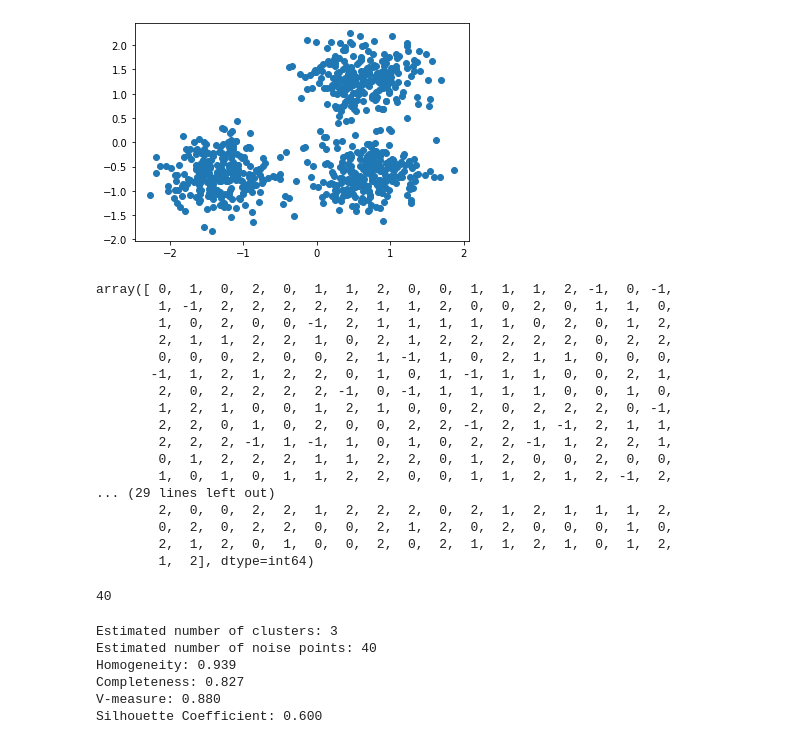
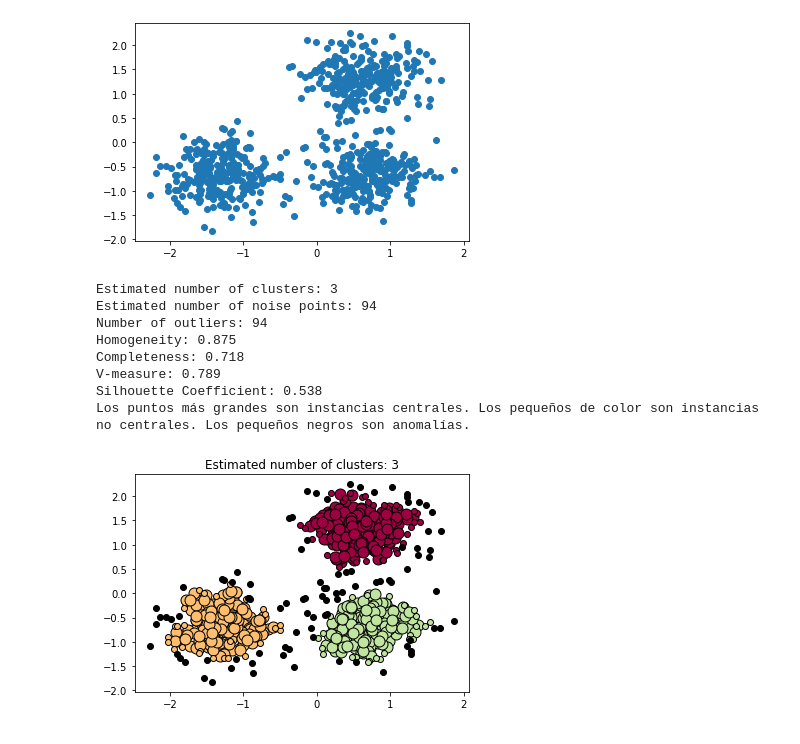
Before and after one commit to MikeBarkerSpain/TareasTheBridge, a Jupyter notebook: week10_ML_competition_pca_kmeans/day3_unsupervised_PCA_kmeans/unsupervised_learning/dbscan/dbscan_apuntes.ipynb, the cells around one changed output. Drawn from its saved outputs; the diff is of its cells as text; code cells hidden in the pictures.

```diff
--- a/week10_ML_competition_pca_kmeans/day3_unsupervised_PCA_kmeans/unsupervised_learning/dbscan/dbscan_apuntes.ipynb
+++ b/week10_ML_competition_pca_kmeans/day3_unsupervised_PCA_kmeans/unsupervised_learning/dbscan/dbscan_apuntes.ipynb
@@ -41,64 +41,69 @@ plt.scatter(X[:,0], X[:,1])
 # %% [output]
 <matplotlib.collections.PathCollection at 0x...>
 [figure]
-# %%
-# #############################################################################
-# Compute DBSCAN
-db = DBSCAN(eps=0.2, min_samples=5).fit(X)
-core_samples_mask = np.zeros_like(db.labels_, dtype=bool)
-core_samples_mask[db.core_sample_indices_] = True
-labels = db.labels_
-labels
-# %% [output]
-array([ 0,  1,  0,  2,  0,  1,  1,  2,  0,  0,  1,  1,  1,  2, -1,  0, -1,
-        1, -1,  2,  2,  2,  2,  2,  1,  1,  2,  0,  0,  2,  0,  1,  1,  0,
-        1,  0,  2,  0,  0, -1,  2,  1,  1,  1,  1,  1,  0,  2,  0,  1,  2,
-        2,  1,  1,  2,  2,  1,  0,  2,  1,  2,  2,  2,  2,  2,  0,  2,  2,
-        0,  0,  0,  2,  0,  0,  2,  1, -1,  1,  0,  2,  1,  1,  0,  0,  0,
-       -1,  1,  2,  1,  2,  2,  0,  1,  0,  1, -1,  1,  1,  0,  0,  2,  1,
-        2,  0,  2,  2,  2,  2, -1,  0, -1,  1,  1,  1,  1,  0,  0,  1,  0,
-        1,  2,  1,  0,  0,  1,  2,  1,  0,  0,  2,  0,  2,  2,  2,  0, -1,
-        2,  2,  0,  1,  0,  2,  0,  0,  2,  2, -1,  2,  1, -1,  2,  1,  1,
-        2,  2,  2, -1,  1, -1,  1,  0,  1,  0,  2,  2, -1,  1,  2,  2,  1,
-        0,  1,  2,  2,  2,  1,  1,  2,  2,  0,  1,  2,  0,  0,  2,  0,  0,
-        1,  0,  1,  0,  1,  1,  2,  2,  0,  0,  1,  1,  2,  1,  2, -1,  2,
-... (29 lines left out)
-        2,  0,  0,  2,  2,  1,  2,  2,  2,  0,  2,  1,  2,  1,  1,  1,  2,
-        0,  2,  0,  2,  2,  0,  0,  2,  1,  2,  0,  2,  0,  0,  0,  1,  0,
-        2,  1,  2,  0,  1,  0,  0,  2,  0,  2,  1,  1,  2,  1,  0,  1,  2,
-        1,  2], dtype=int64)
-# %%
-list(db.labels_).count(-1)
-# %% [output]
-40
 # %%
+# #############################################################################
+# Compute DBSCAN
+X = StandardScaler().fit_transform(X)
+db = DBSCAN(eps=0.175, min_samples=7).fit(X)
+core_samples_mask = np.zeros_like(db.labels_, dtype=bool)
+core_samples_mask[db.core_sample_indices_] = True
+labels = db.labels_
+
 # Number of clusters in labels, ignoring noise if present.
 n_clusters_ = len(set(labels)) - (1 if -1 in labels else 0)
 n_noise_ = list(labels).count(-1)
 
 print('Estimated number of clusters: %d' % n_clusters_)
 print('Estimated number of noise points: %d' % n_noise_)
+print('Number of outliers:', list(db.labels_).count(-1))
 
 
 # A clustering result satisfies homogeneity if all of its clusters contain only data points which are members of a single class.
 print("Homogeneity: %0.3f" % metrics.homogeneity_score(labels_true, labels))
 
 # A clustering result satisfies completeness if all the data points that are members of a given class are elements of the same cluster.
 print("Completeness: %0.3f" % metrics.completeness_score(labels_true, labels))
 
 # The V-measure is the harmonic mean between homogeneity and completeness:
 print("V-measure: %0.3f" % metrics.v_measure_score(labels_true, labels))
 
 
 # The Silhouette Coefficient is calculated using the mean intra-cluster distance (a) and the mean nearest-cluster distance (b) for each sample.
 # To clarify, b is the distance between a sample and the nearest cluster that the sample is not a part of.
 # The best value is 1 and the worst value is -1. Values near 0 indicate overlapping clusters. Negative values generally indicate that a sample has been assigned to the wrong cluster, as a different cluster is more similar.
-print("Silhouette Coefficient: %0.3f"
-      % metrics.silhouette_score(X, labels))
+print("Silhouette Coefficient: %0.3f" % metrics.silhouette_score(X, labels))
+
+# #############################################################################
+# Plot result
+
+# Black removed and is used for noise instead.
+unique_labels = set(labels)
+
+# Cada clase diferente tiene un color diferente
+colors = [plt.cm.Spectral(each) for each in np.linspace(0, 1, len(unique_labels))]
+for k, col in zip(unique_labels, colors):
+    if k == -1:
+        # Black used for noise.
+        col = [0, 0, 0, 1]
+
+    class_member_mask = (labels == k)
+
+    xy = X[class_member_mask & core_samples_mask]
+    plt.plot(xy[:, 0], xy[:, 1], 'o', markerfacecolor=tuple(col), markeredgecolor='k', markersize=11)
+    xy = X[class_member_mask & ~core_samples_mask]
+    plt.plot(xy[:, 0], xy[:, 1], 'o', markerfacecolor=tuple(col), markeredgecolor='k', markersize=6)
+
+print("Los puntos más grandes son instancias centrales. Los pequeños de color son instancias no centrales. Los pequeños negros son anomalías.")
+plt.title('Estimated number of clusters: %d' % n_clusters_)
+plt.show()
 # %% [output]
 Estimated number of clusters: 3
-Estimated number of noise points: 40
-Homogeneity: 0.939
-Completeness: 0.827
-V-measure: 0.880
-Silhouette Coefficient: 0.600
+Estimated number of noise points: 94
+Number of outliers: 94
+Homogeneity: 0.875
+Completeness: 0.718
+V-measure: 0.789
+Silhouette Coefficient: 0.538
+Los puntos más grandes son instancias centrales. Los pequeños de color son instancias no centrales. Los pequeños negros son anomalías.
+[figure, added]
```
Also changed, not shown: parts of 1 cell of this notebook, 14 other files.
